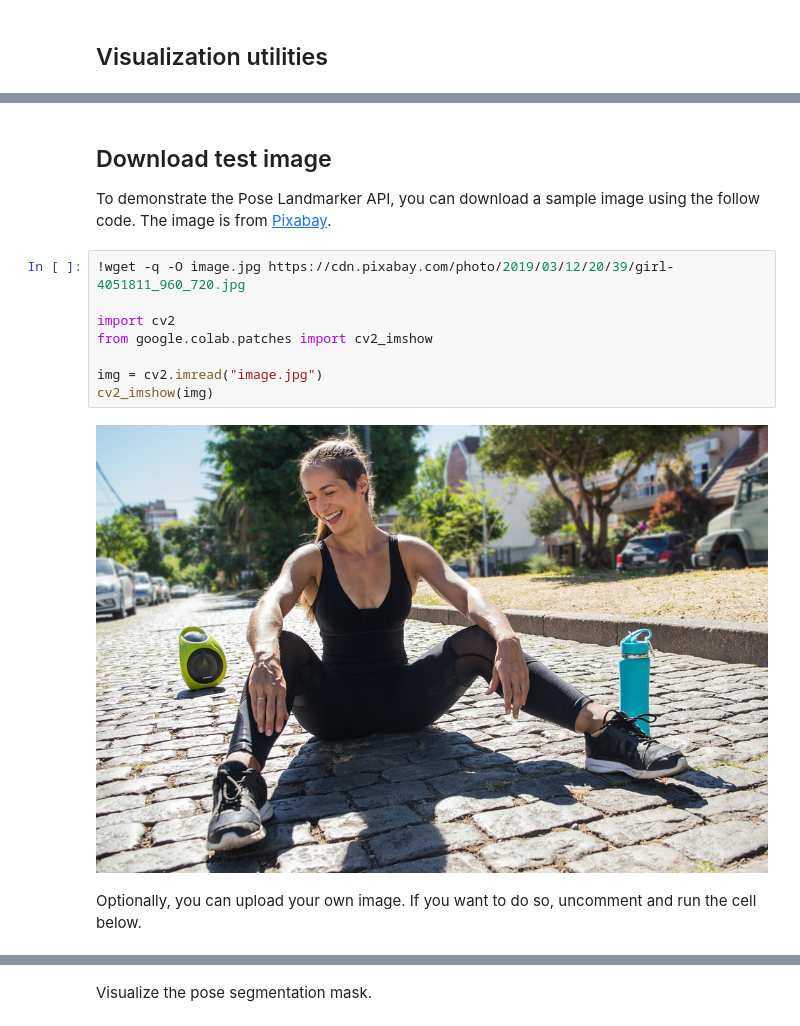
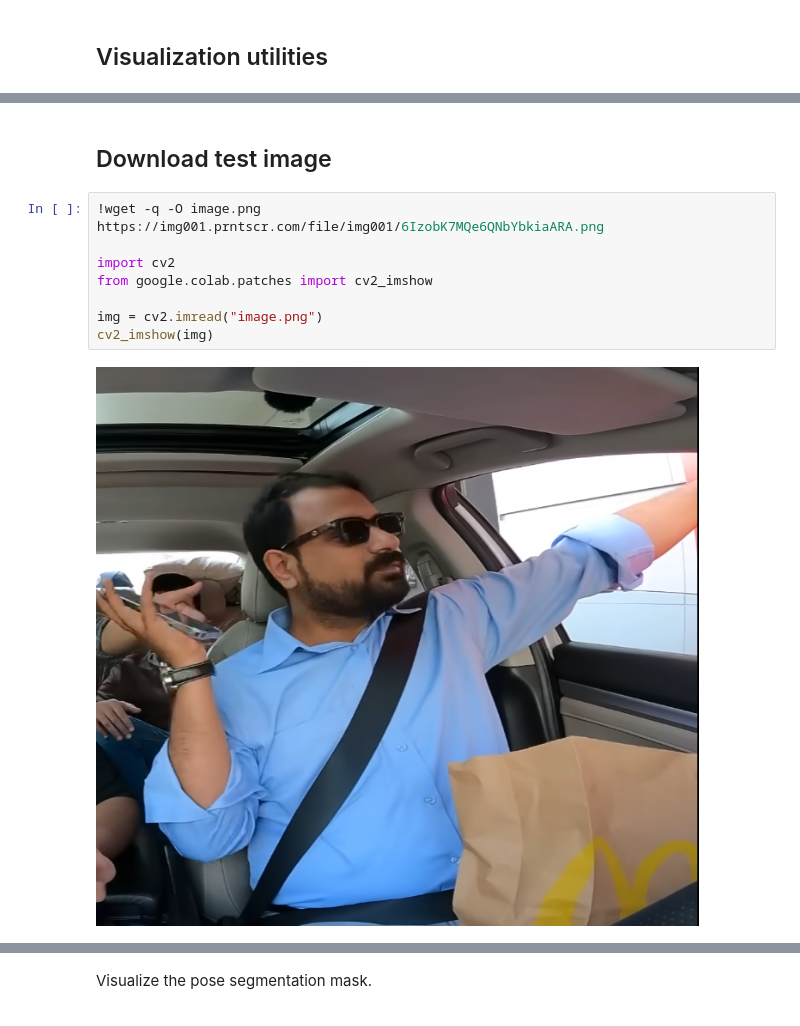
Before and after one commit to alinka-mrkv/DriverHandDetection, a Jupyter notebook: [MediaPipe_Python_Tasks]_Pose_Landmarker.ipynb, the cells around one changed output, grey strips where cells are left out. Saved outputs shown, nothing was run; the diff lists cells and outputs as text.

```diff
--- a/[MediaPipe_Python_Tasks]_Pose_Landmarker.ipynb
+++ b/[MediaPipe_Python_Tasks]_Pose_Landmarker.ipynb
@@ -57,19 +51,15 @@ def draw_landmarks_on_image(rgb_image, detection_result):
       solutions.pose.POSE_CONNECTIONS,
       solutions.drawing_styles.get_default_pose_landmarks_style())
   return annotated_image
-# %% [markdown]
-## Download test image
-
-To demonstrate the Pose Landmarker API, you can download a sample image using the follow code. The image is from [Pixabay](https://pixabay.com/photos/girl-woman-fitness-beautiful-smile-4051811/).
+# %% [markdown]
+## Download test image
 # %%
-!wget -q -O image.jpg https://cdn.pixabay.com/photo/2019/03/12/20/39/girl-4051811_960_720.jpg
+!wget -q -O image.png https://img001.prntscr.com/file/img001/6IzobK7MQe6QNbYbkiaARA.png
 
 import cv2
 from google.colab.patches import cv2_imshow
 
-img = cv2.imread("image.jpg")
+img = cv2.imread("image.png")
 cv2_imshow(img)
 # %% [output]
-[figure, old version]
+[figure, new version]
-# %% [markdown]
-Optionally, you can upload your own image. If you want to do so, uncomment and run the cell below.
```
Also changed, not shown: parts of 13 cells of this notebook, 2 other files.
